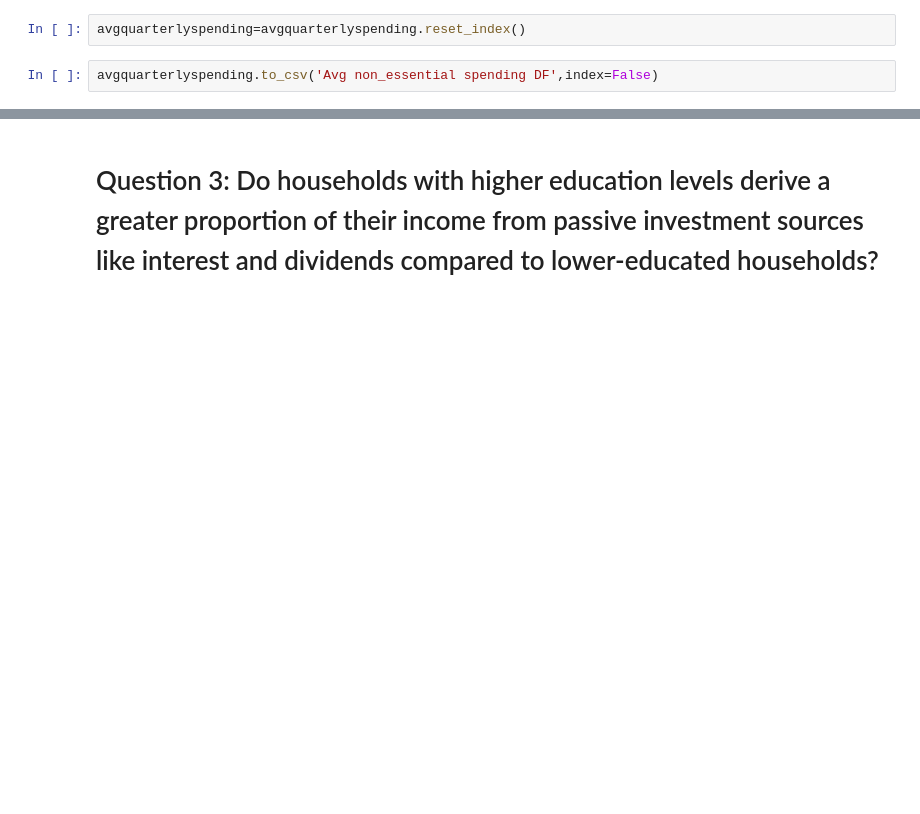
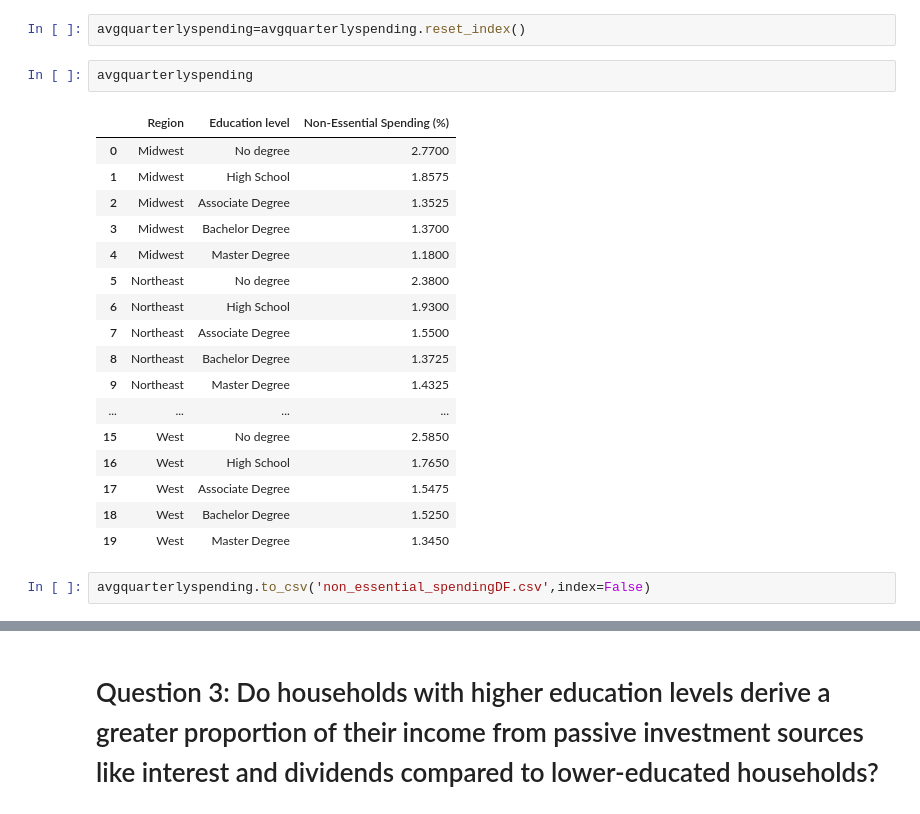
Before and after one commit to Leslygcruz/Educationproj, a Jupyter notebook: notebooks/Education_capstone.ipynb, the cells around one changed output, grey strips where cells are left out. Cells and saved outputs as stored; diff of their text form; blank space fills up the shorter version.

```diff
--- a/notebooks/Education_capstone.ipynb
+++ b/notebooks/Education_capstone.ipynb
@@ -916,8 +916,28 @@ quarterlyspending.head()
 avgquarterlyspending=quarterlyspending.groupby(['Region','Education level'])['Non-Essential Spending (%)'].mean()
 # %%
 avgquarterlyspending=avgquarterlyspending.reset_index()
+# %%
+avgquarterlyspending
+# %% [output]
+|  | Region | Education level | Non-Essential Spending (%) |
+| 0 | Midwest | No degree | 2.7700 |
+| 1 | Midwest | High School | 1.8575 |
+| 2 | Midwest | Associate Degree | 1.3525 |
+| 3 | Midwest | Bachelor Degree | 1.3700 |
+| 4 | Midwest | Master Degree | 1.1800 |
+| 5 | Northeast | No degree | 2.3800 |
+| 6 | Northeast | High School | 1.9300 |
+| 7 | Northeast | Associate Degree | 1.5500 |
+| 8 | Northeast | Bachelor Degree | 1.3725 |
+| 9 | Northeast | Master Degree | 1.4325 |
+| ... | ... | ... | ... |
+| 15 | West | No degree | 2.5850 |
+| 16 | West | High School | 1.7650 |
+| 17 | West | Associate Degree | 1.5475 |
+| 18 | West | Bachelor Degree | 1.5250 |
+| 19 | West | Master Degree | 1.3450 |
 # %%
-avgquarterlyspending.to_csv('Avg non_essential spending DF',index=False)
+avgquarterlyspending.to_csv('non_essential_spendingDF.csv',index=False)
 # %%
 plt.figure(figsize=(11, 7))
 sns.barplot(data=avgquarterlyspending, x='Education level', y='Non-Essential Spending (%)', hue='Region',palette= 'viridis')
```
Also changed, not shown: parts of 9 cells of this notebook, 5 other files.
